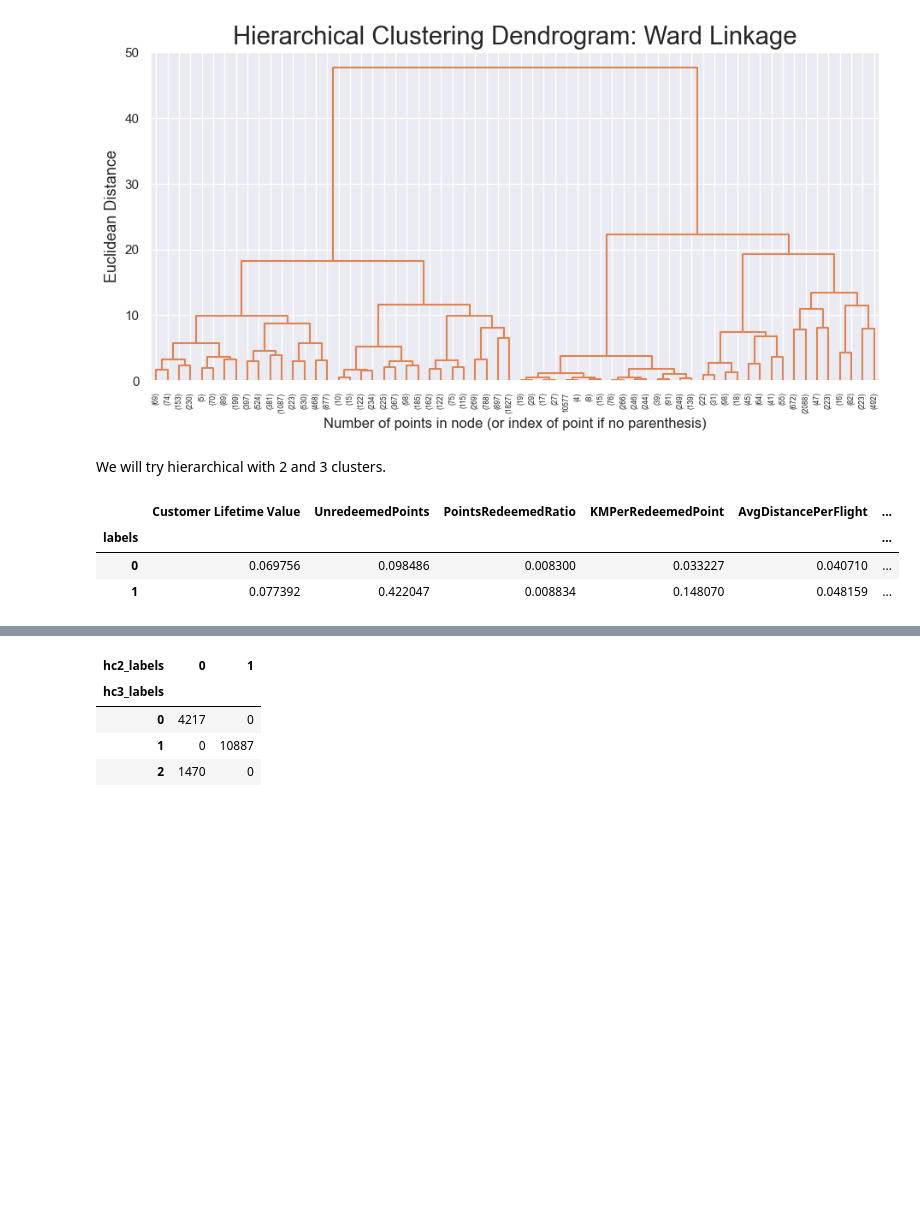
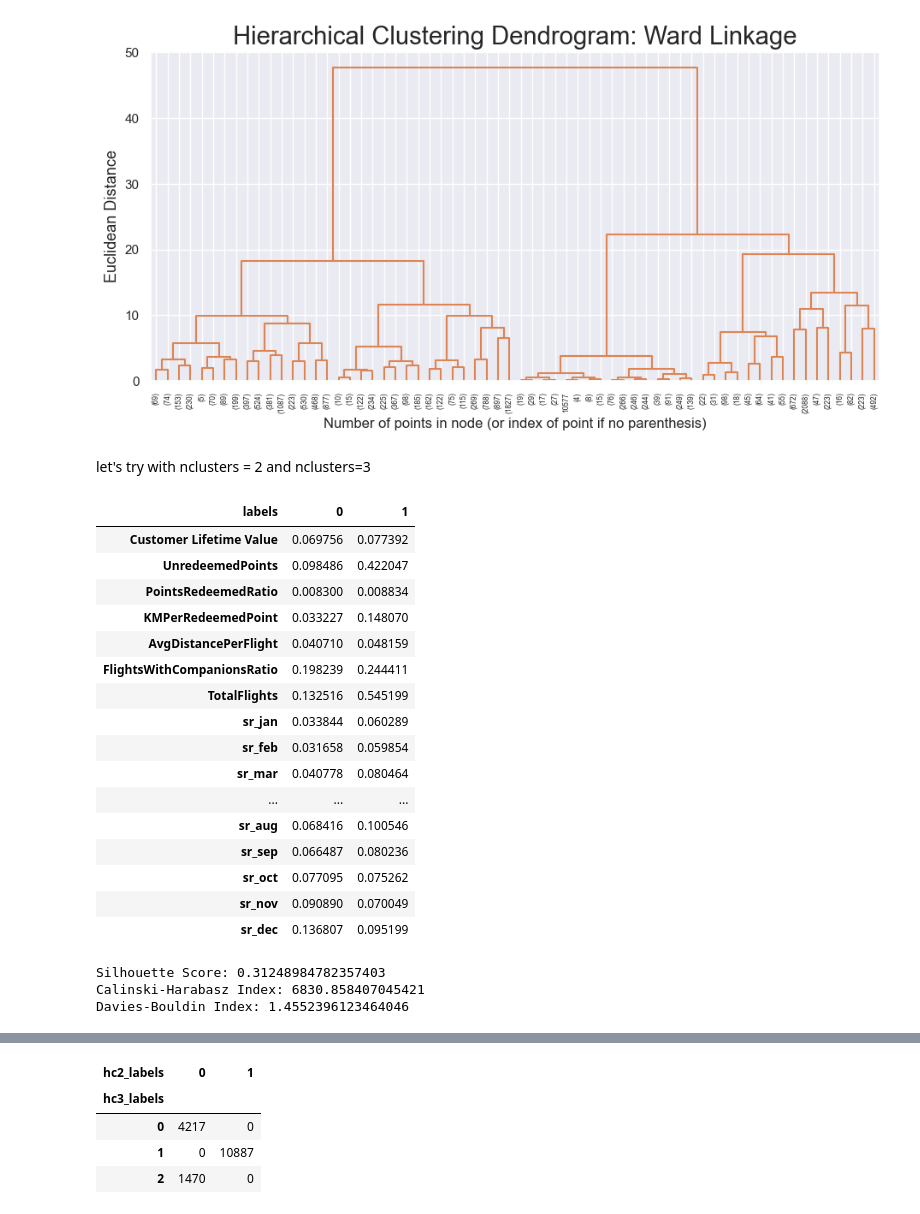
Before and after one commit to calcoafrancisca/Group-39---DM---Part2, a Jupyter notebook: Value-Based-Perspective.ipynb, the cells around one changed output, grey strips where cells are left out. Drawn from its saved outputs; the diff is of its cells as text; code cells hidden in the pictures; blank space fills up the shorter version.

```diff
--- a/Value-Based-Perspective.ipynb
+++ b/Value-Based-Perspective.ipynb
@@ -231,27 +231,54 @@ plt.ylabel(f'{distance.title()} Distance', fontsize=13)
 plt.show()
 # %% [output]
 [figure]
-# %% [markdown]
-We will try hierarchical with 2 and 3 clusters.
+# %% [markdown]
+let's try with nclusters = 2 and nclusters=3
 # %%
-linkage = 'ward'
-distance = 'euclidean'
-# 2 cluster solution
+linkage = "ward"
+distance = "euclidean"
 n_clusters = 2
+hclust = AgglomerativeClustering(linkage=linkage, metric=distance, n_clusters=n_clusters)
 
-hc2_clust = AgglomerativeClustering(n_clusters=n_clusters)
-hc2_labels = hc2_clust.fit_predict(df_value_based)
+hc_labels2 = hclust.fit_predict(df_value_based)
 # %%
-# Characterizing the 2 clusters
-df_concat = pd.concat([df_value_based,
-                       pd.Series(hc2_labels,
-                                 name='labels',
-                                 index=df_value_based.index)],
-                    axis=1)
-
-df_concat.groupby('labels').mean()
+df_concat = pd.concat([
+    df_value_based,
+    pd.Series(hc_labels2, name='labels', index=df_value_based.index)
+    ],
+    axis=1)
+df_concat.groupby('labels').mean().T
 # %% [output]
-|  | Customer Lifetime Value | UnredeemedPoints | PointsRedeemedRatio | KMPerRedeemedPoint | AvgDistancePerFlight | ... |
-| labels |  |  |  |  |  | ... |
-| 0 | 0.069756 | 0.098486 | 0.008300 | 0.033227 | 0.040710 | ... |
-| 1 | 0.077392 | 0.422047 | 0.008834 | 0.148070 | 0.048159 | ... |
+| labels | 0 | 1 |
+| Customer Lifetime Value | 0.069756 | 0.077392 |
+| UnredeemedPoints | 0.098486 | 0.422047 |
+| PointsRedeemedRatio | 0.008300 | 0.008834 |
+| KMPerRedeemedPoint | 0.033227 | 0.148070 |
+| AvgDistancePerFlight | 0.040710 | 0.048159 |
+| FlightsWithCompanionsRatio | 0.198239 | 0.244411 |
+| TotalFlights | 0.132516 | 0.545199 |
+| sr_jan | 0.033844 | 0.060289 |
+| sr_feb | 0.031658 | 0.059854 |
+| sr_mar | 0.040778 | 0.080464 |
+| ... | ... | ... |
+| sr_aug | 0.068416 | 0.100546 |
+| sr_sep | 0.066487 | 0.080236 |
+| sr_oct | 0.077095 | 0.075262 |
+| sr_nov | 0.090890 | 0.070049 |
+| sr_dec | 0.136807 | 0.095199 |
+# %%
+# Features used for clustering
+X = df_value_based
+
+# Compute metrics
+silhouette = silhouette_score(X, hc_labels2)
+calinski_harabasz = calinski_harabasz_score(X, hc_labels2)
+davies_bouldin = davies_bouldin_score(X, hc_labels2)
+
+# Display results
+print("Silhouette Score:", silhouette)
+print("Calinski-Harabasz Index:", calinski_harabasz)
+print("Davies-Bouldin Index:", davies_bouldin)
+# %% [output]
+Silhouette Score: 0.31248984782357403
+Calinski-Harabasz Index: 6830.858407045421
+Davies-Bouldin Index: 1.4552396123464046
```
Also changed, not shown: parts of 11 cells of this notebook.
